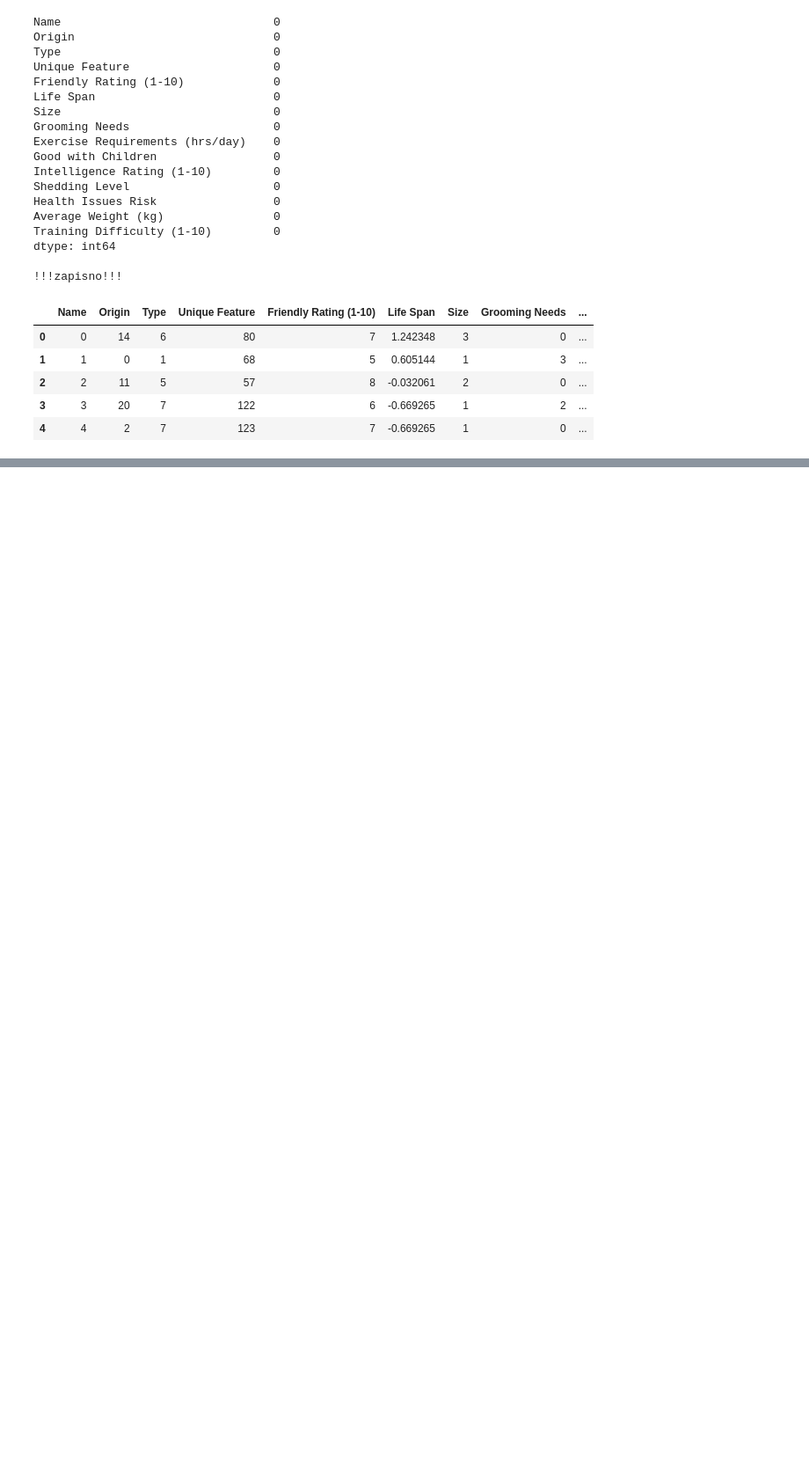
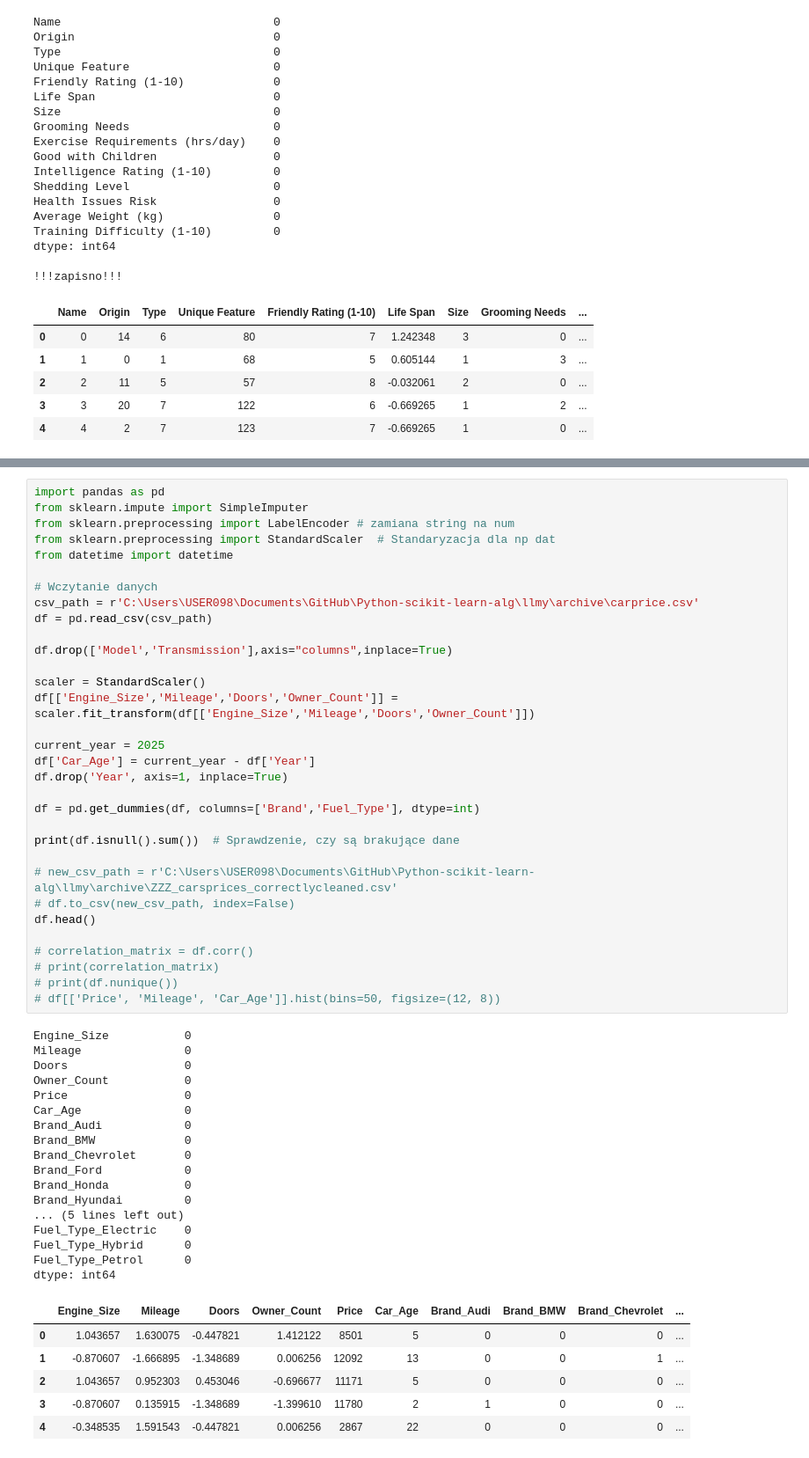
Before and after one commit to hgf700/Python-scikit-learn-alg, a Jupyter notebook: llmy/Untitled.ipynb, the cells around one changed output, grey strips where cells are left out. Shown at 88% size. Saved outputs shown, nothing was run; the diff lists cells and outputs as text; blank space fills up the shorter version.

Commit message:
correctly cleared data

```diff
--- a/llmy/Untitled.ipynb
+++ b/llmy/Untitled.ipynb
@@ -2269,0 +2423,56 @@ dtype: int64
+# %%
+import pandas as pd
+from sklearn.impute import SimpleImputer
+from sklearn.preprocessing import LabelEncoder # zamiana string na num
+from sklearn.preprocessing import StandardScaler  # Standaryzacja dla np dat
+from datetime import datetime
+
+# Wczytanie danych
+csv_path = r'C:\Users\USER098\Documents\GitHub\Python-scikit-learn-alg\llmy\archive\carprice.csv'
+df = pd.read_csv(csv_path)
+
+df.drop(['Model','Transmission'],axis="columns",inplace=True)
+
+scaler = StandardScaler()
+df[['Engine_Size','Mileage','Doors','Owner_Count']] = scaler.fit_transform(df[['Engine_Size','Mileage','Doors','Owner_Count']])
+
+current_year = 2025
+df['Car_Age'] = current_year - df['Year']
+df.drop('Year', axis=1, inplace=True)
+
+df = pd.get_dummies(df, columns=['Brand','Fuel_Type'], dtype=int)
+
+print(df.isnull().sum())  # Sprawdzenie, czy są brakujące dane
+
+# new_csv_path = r'C:\Users\USER098\Documents\GitHub\Python-scikit-learn-alg\llmy\archive\ZZZ_carsprices_correctlycleaned.csv'
+# df.to_csv(new_csv_path, index=False)
+df.head()
+
+# correlation_matrix = df.corr()
+# print(correlation_matrix)
+# print(df.nunique())
+# df[['Price', 'Mileage', 'Car_Age']].hist(bins=50, figsize=(12, 8))
+# %% [output]
+Engine_Size           0
+Mileage               0
+Doors                 0
+Owner_Count           0
+Price                 0
+Car_Age               0
+Brand_Audi            0
+Brand_BMW             0
+Brand_Chevrolet       0
+Brand_Ford            0
+Brand_Honda           0
+Brand_Hyundai         0
+... (5 lines left out)
+Fuel_Type_Electric    0
+Fuel_Type_Hybrid      0
+Fuel_Type_Petrol      0
+dtype: int64
+|  | Engine_Size | Mileage | Doors | Owner_Count | Price | Car_Age | Brand_Audi | Brand_BMW | Brand_Chevrolet | ... |
+| 0 | 1.043657 | 1.630075 | -0.447821 | 1.412122 | 8501 | 5 | 0 | 0 | 0 | ... |
+| 1 | -0.870607 | -1.666895 | -1.348689 | 0.006256 | 12092 | 13 | 0 | 0 | 1 | ... |
+| 2 | 1.043657 | 0.952303 | 0.453046 | -0.696677 | 11171 | 5 | 0 | 0 | 0 | ... |
+| 3 | -0.870607 | 0.135915 | -1.348689 | -1.399610 | 11780 | 2 | 1 | 0 | 0 | ... |
+| 4 | -0.348535 | 1.591543 | -0.447821 | 0.006256 | 2867 | 22 | 0 | 0 | 0 | ... |
```
Also changed, not shown: parts of 7 cells of this notebook.
